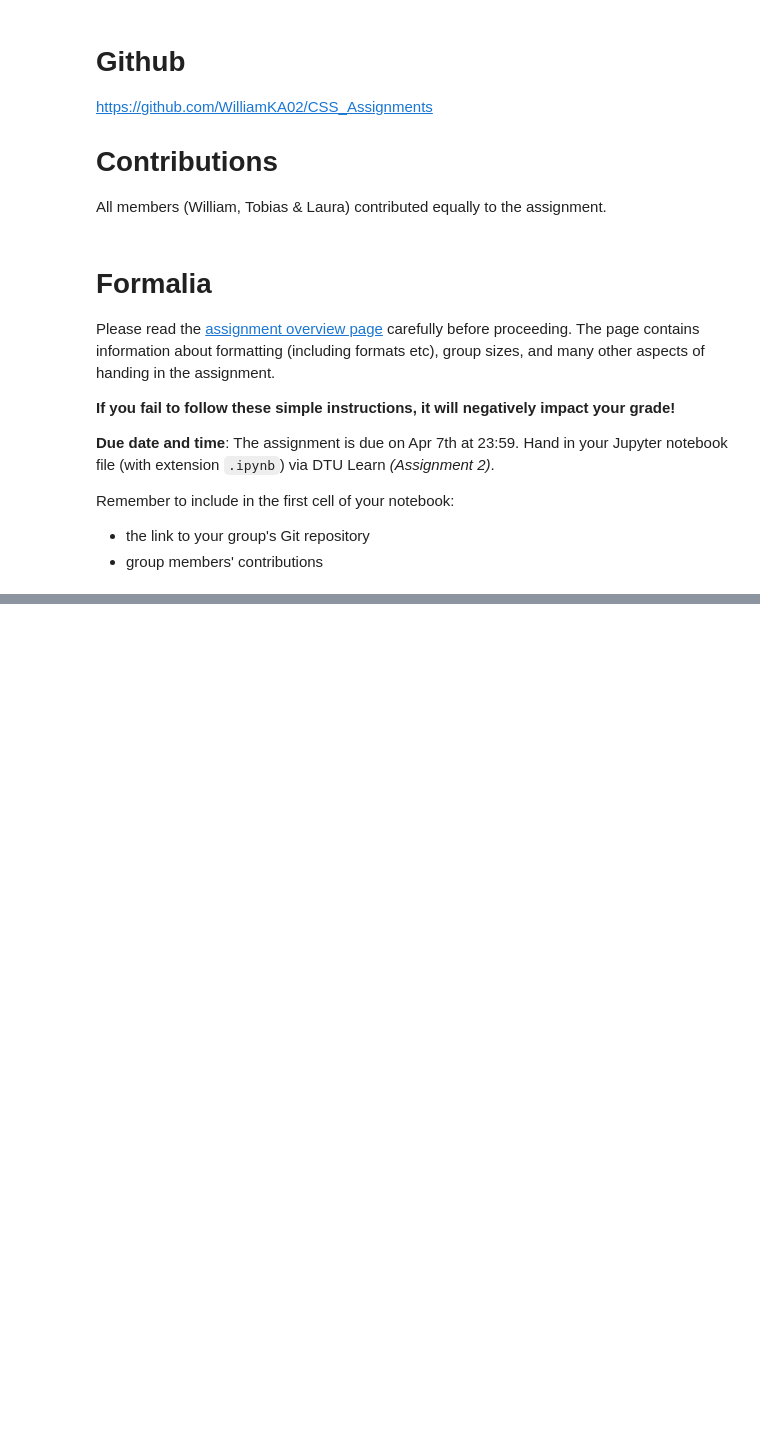
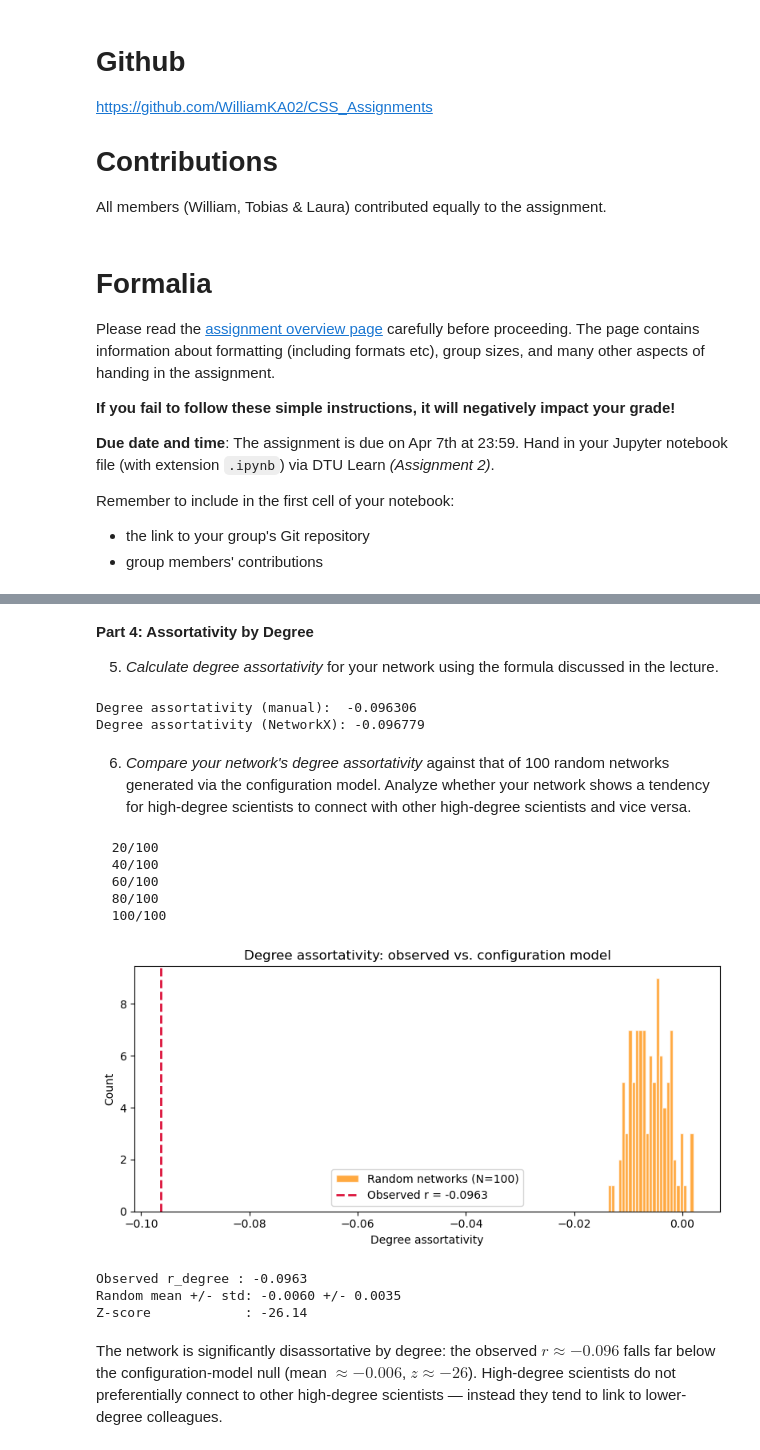
Before and after one commit to WilliamKA02/CSS_Assignments, a Jupyter notebook: Assignment2.ipynb, the cells around one changed output, grey strips where cells are left out. Saved outputs shown, nothing was run; the diff lists cells and outputs as text; code cells hidden in the pictures; blank space fills up the shorter version.

```diff
--- a/Assignment2.ipynb
+++ b/Assignment2.ipynb
@@ -580,0 +173,58 @@ Our understanding of Computational Social Science has changed through this analy
+# %% [markdown]
+ __Part 4: Assortativity by Degree__
+
+ 5. *Calculate degree assortativity* for your network using the formula discussed in the lecture.
+# %%
+# Newman 2003 formula for undirected networks
+def degree_assortativity(G):
+    deg = dict(G.degree())
+    M = G.number_of_edges()
+    jk = np.array([(deg[u], deg[v]) for u, v in G.edges()])
+    j, k = jk[:, 0], jk[:, 1]
+    M_inv = 1.0 / M
+    term1 = M_inv * np.sum(j * k)
+    term2 = (M_inv * np.sum((j + k) / 2)) ** 2
+    term3 = M_inv * np.sum((j**2 + k**2) / 2)
+    return (term1 - term2) / (term3 - term2)
+
+r_degree = degree_assortativity(G)
+print(f'Degree assortativity (manual):  {r_degree:.6f}')
+print(f'Degree assortativity (NetworkX): {nx.degree_assortativity_coefficient(G):.6f}')
+# %% [output]
+Degree assortativity (manual):  -0.096306
+Degree assortativity (NetworkX): -0.096779
+# %% [markdown]
+ 6. *Compare your network's degree assortativity* against that of 100 random networks generated via the configuration model. Analyze whether your network shows a tendency for high-degree scientists to connect with other high-degree scientists and vice versa.
+# %%
+r_rand_degree = []
+for i in range(N_RAND):
+    H = double_edge_swap(G)
+    r_rand_degree.append(degree_assortativity(H))
+    if (i+1) % 20 == 0: print(f'  {i+1}/{N_RAND}')
+
+r_rand_degree = np.array(r_rand_degree)
+z_degree = (r_degree - r_rand_degree.mean()) / r_rand_degree.std()
+
+fig, ax = plt.subplots(figsize=(8, 4))
+ax.hist(r_rand_degree, bins=25, color='darkorange', alpha=0.75, edgecolor='white',
+        label=f'Random networks (N={N_RAND})')
+ax.axvline(r_degree, color='crimson', lw=2, ls='--', label=f'Observed r = {r_degree:.4f}')
+ax.set_xlabel('Degree assortativity'); ax.set_ylabel('Count')
+ax.set_title('Degree assortativity: observed vs. configuration model')
+ax.legend(); plt.tight_layout(); plt.show()
+
+print(f'Observed r_degree : {r_degree:.4f}')
+print(f'Random mean +/- std: {r_rand_degree.mean():.4f} +/- {r_rand_degree.std():.4f}')
+print(f'Z-score            : {z_degree:.2f}')
+# %% [output]
+  20/100
+  40/100
+  60/100
+  80/100
+  100/100
+[figure, added]
+Observed r_degree : -0.0963
+Random mean +/- std: -0.0060 +/- 0.0035
+Z-score            : -26.14
+# %% [markdown]
+The network is significantly disassortative by degree: the observed $r \approx -0.096$ falls far below the configuration-model null (mean $\approx -0.006$, $z \approx -26$). High-degree scientists do not preferentially connect to other high-degree scientists — instead they tend to link to lower-degree colleagues.
```
Also changed, not shown: parts of 86 cells of this notebook.
